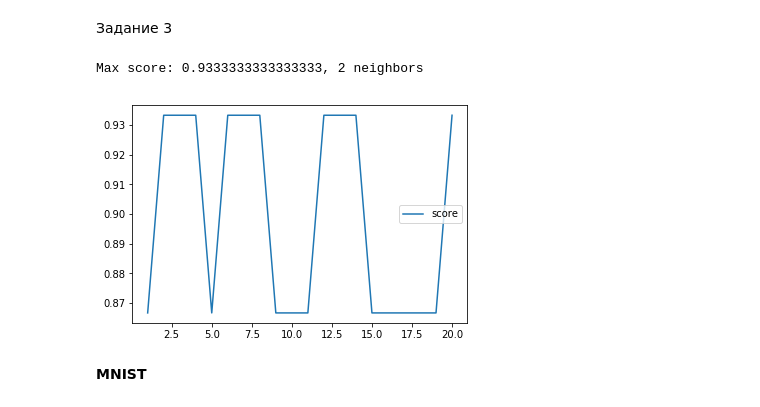
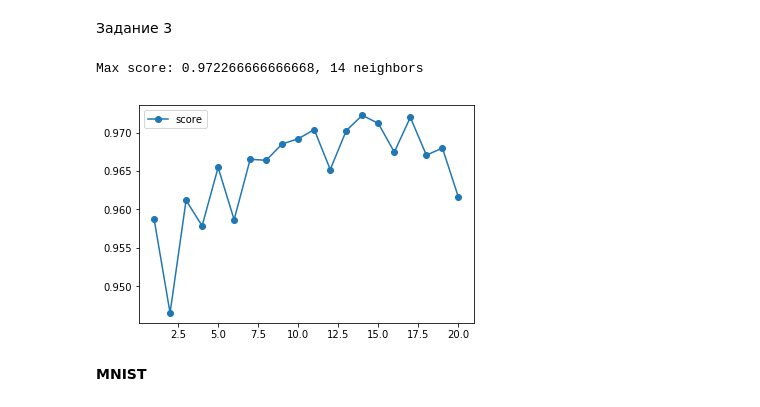
Before and after one commit to r1ckya/sphere, a Jupyter notebook: bigdata/geraskin_hw1.ipynb, the cells around one changed output. Saved outputs shown, nothing was run; the diff lists cells and outputs as text; code cells hidden in the pictures.

Commit message:
split fixed

```diff
--- a/bigdata/geraskin_hw1.ipynb
+++ b/bigdata/geraskin_hw1.ipynb
@@ -183,24 +175,36 @@ my_clf.score(X_test, y_test)
 # %%
 n, best = 0, 0
 scores = []
+n_tests = 500
 
 for k in range(1, 21):
     clf = MyKNeighborsClassifier(k)
-    clf.fit(X_train, y_train)
+    score = 0
 
-    score = clf.score(X_test, y_test)
-    scores.append(score)
+    for i in range(n_tests):
+        X_train, X_test, y_train, y_test = train_test_split(
+            iris.data,
+            iris.target,
+            test_size=0.1,
+            stratify=iris.target,
+            random_state=i
+        )
+        clf.fit(X_train, y_train)
 
-    if best < score:
-        n, best = k, score
+        score += clf.score(X_test, y_test)
+
+    scores.append(score / n_tests)
+
+    if best < scores[-1]:
+        n, best = k, scores[-1]
 
 print('Max score: {}, {} neighbors'.format(best, n))
 
-plt.plot(range(1, 21), scores, label='score')
+plt.plot(range(1, 21), scores, 'o-', label='score')
 plt.legend();
 # %% [output]
-Max score: 0.9333333333333333, 2 neighbors
+Max score: 0.972266666666668, 14 neighbors
-[figure, old version]
+[figure, new version]
 # %% [markdown]
 **MNIST**
 # %%
```
Also changed, not shown: parts of 28 cells of this notebook.
